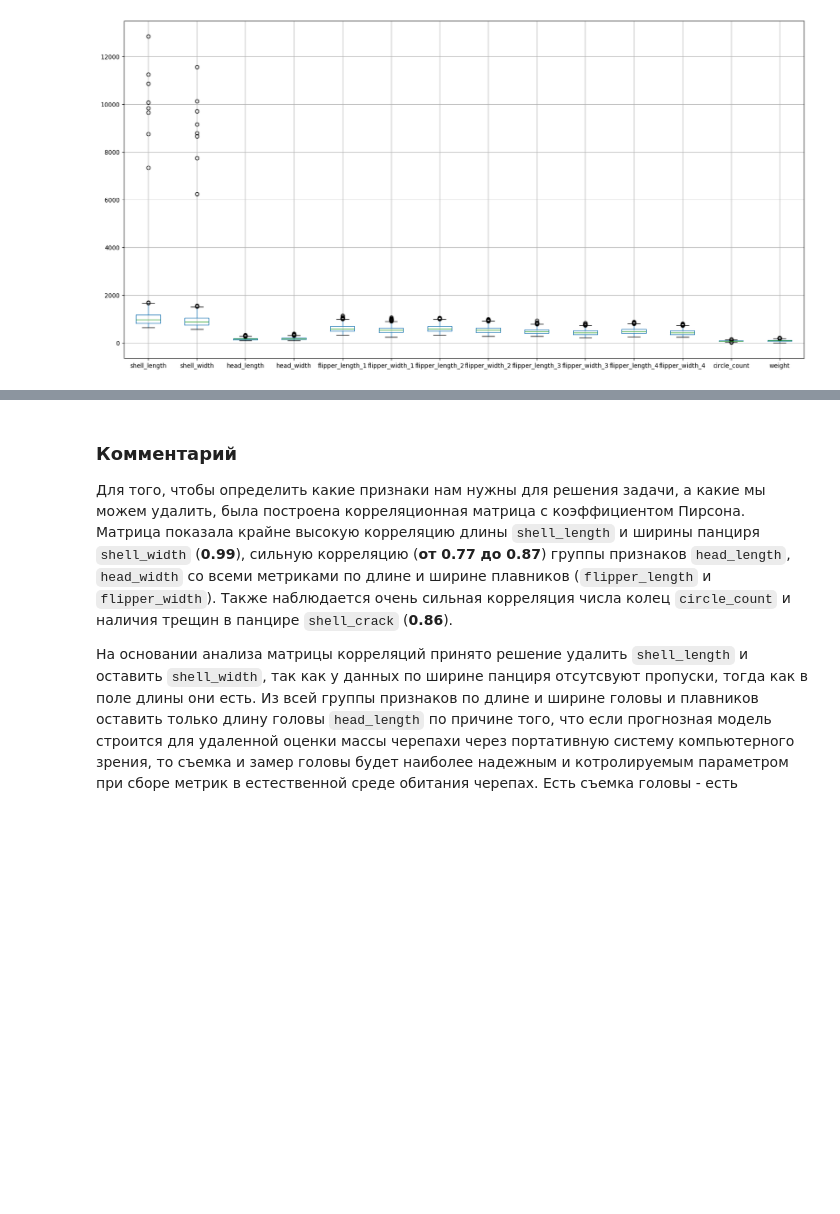
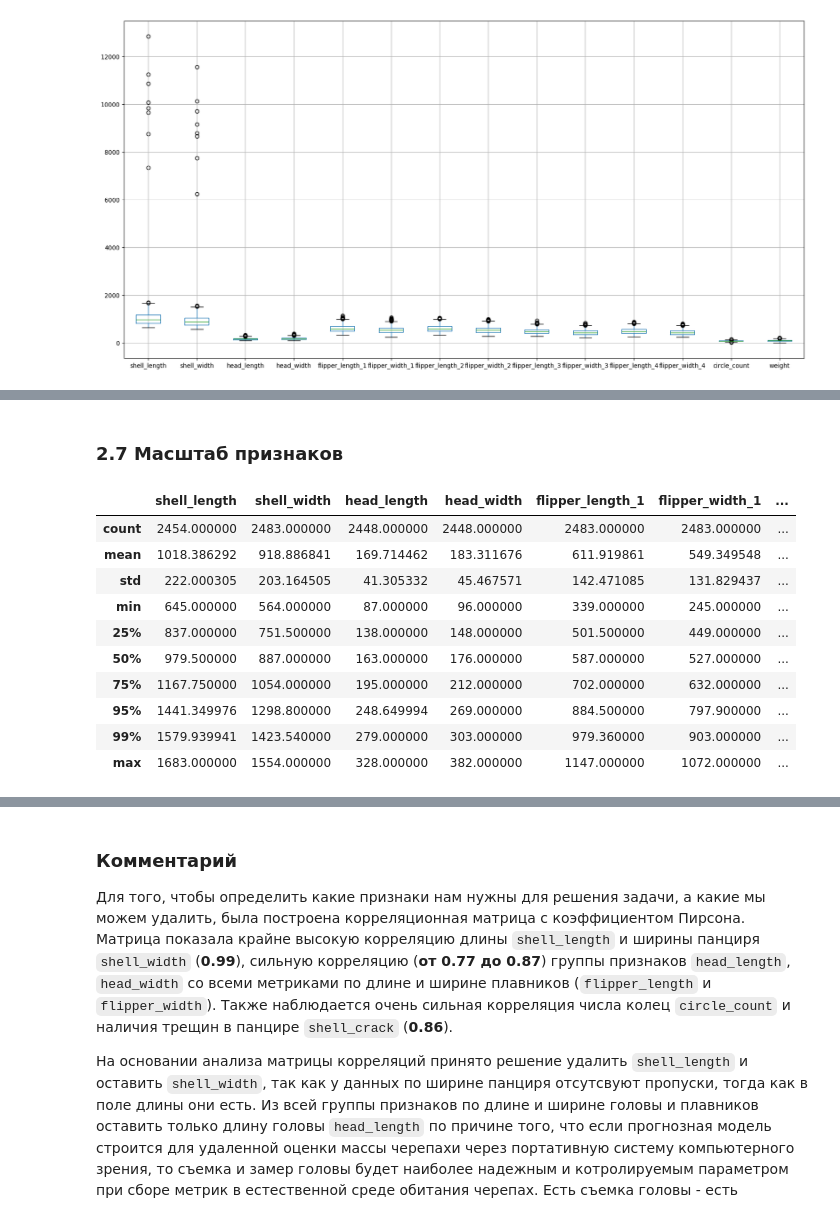
Before and after one commit to TemaQDX/project_turtle, a Jupyter notebook: project_turtle_sprint_10_Artem_Burov.ipynb, the cells around one changed output, grey strips where cells are left out. Saved outputs shown, nothing was run; the diff lists cells and outputs as text; code cells hidden in the pictures; blank space fills up the shorter version.

```diff
--- a/project_turtle_sprint_10_Artem_Burov.ipynb
+++ b/project_turtle_sprint_10_Artem_Burov.ipynb
@@ -468,0 +475,16 @@ _________
+# %% [markdown]
+### 2.7 Масштаб признаков
+# %%
+df_chelodia_mydas.describe(percentiles=[0.25, 0.5, 0.75, 0.95, 0.99])
+# %% [output]
+|  | shell_length | shell_width | head_length | head_width | flipper_length_1 | flipper_width_1 | ... |
+| count | 2454.000000 | 2483.000000 | 2448.000000 | 2448.000000 | 2483.000000 | 2483.000000 | ... |
+| mean | 1018.386292 | 918.886841 | 169.714462 | 183.311676 | 611.919861 | 549.349548 | ... |
+| std | 222.000305 | 203.164505 | 41.305332 | 45.467571 | 142.471085 | 131.829437 | ... |
+| min | 645.000000 | 564.000000 | 87.000000 | 96.000000 | 339.000000 | 245.000000 | ... |
+| 25% | 837.000000 | 751.500000 | 138.000000 | 148.000000 | 501.500000 | 449.000000 | ... |
+| 50% | 979.500000 | 887.000000 | 163.000000 | 176.000000 | 587.000000 | 527.000000 | ... |
+| 75% | 1167.750000 | 1054.000000 | 195.000000 | 212.000000 | 702.000000 | 632.000000 | ... |
+| 95% | 1441.349976 | 1298.800000 | 248.649994 | 269.000000 | 884.500000 | 797.900000 | ... |
+| 99% | 1579.939941 | 1423.540000 | 279.000000 | 303.000000 | 979.360000 | 903.000000 | ... |
+| max | 1683.000000 | 1554.000000 | 328.000000 | 382.000000 | 1147.000000 | 1072.000000 | ... |
```
Also changed, not shown: parts of 20 cells of this notebook.
